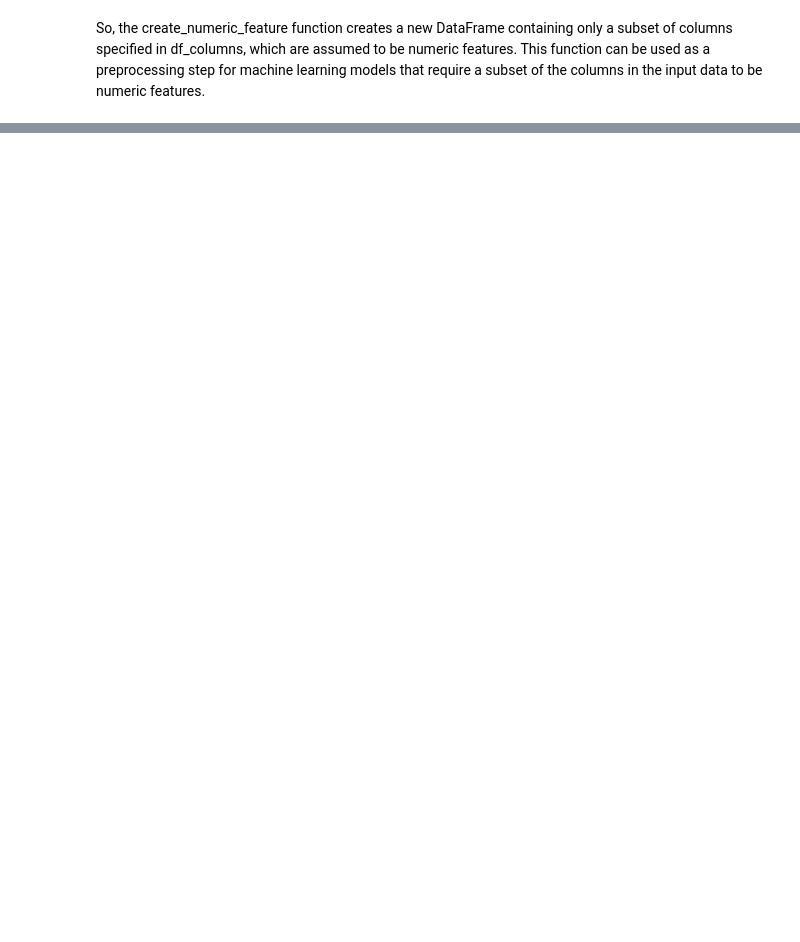
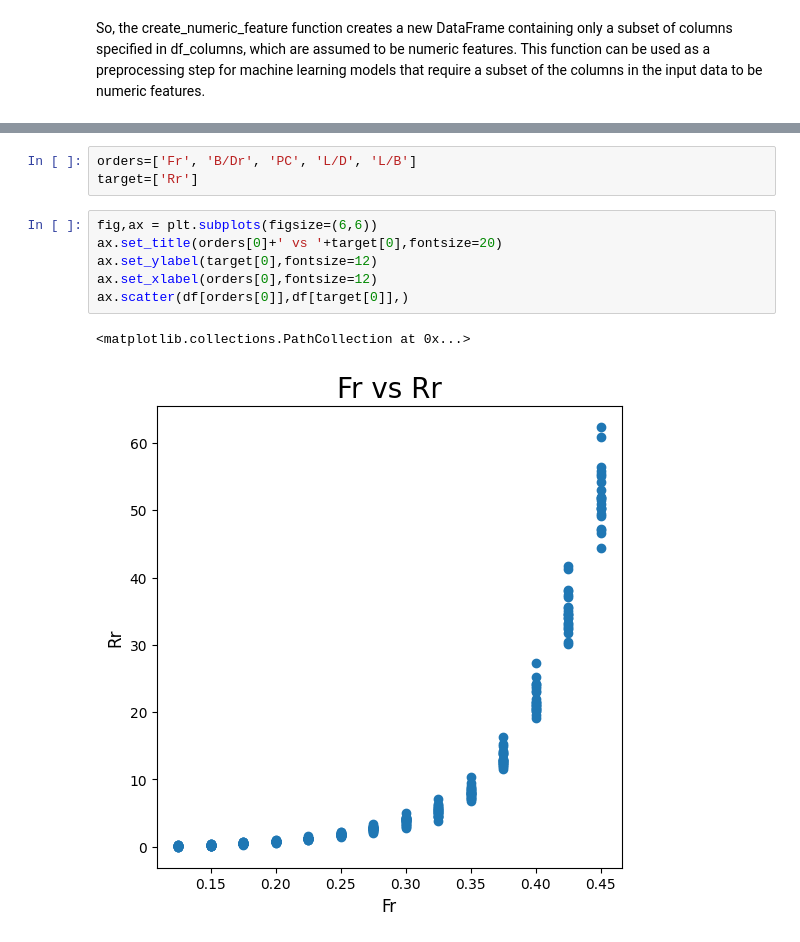
Before and after one commit to Rockingrishu/Yacht-Hydrodynamics-project, a Jupyter notebook: dataset.ipynb, the cells around one changed output, grey strips where cells are left out. Drawn from its saved outputs; the diff is of its cells as text; blank space fills up the shorter version.

```diff
--- a/dataset.ipynb
+++ b/dataset.ipynb
@@ -133,0 +248,12 @@ So, the create_numeric_feature function creates a new DataFrame containing only
+# %%
+orders=['Fr', 'B/Dr', 'PC', 'L/D', 'L/B']
+target=['Rr']
+# %%
+fig,ax = plt.subplots(figsize=(6,6))
+ax.set_title(orders[0]+' vs '+target[0],fontsize=20)
+ax.set_ylabel(target[0],fontsize=12)
+ax.set_xlabel(orders[0],fontsize=12)
+ax.scatter(df[orders[0]],df[target[0]],)
+# %% [output]
+<matplotlib.collections.PathCollection at 0x...>
+[figure, added]
```
Also changed, not shown: parts of 15 cells of this notebook.
